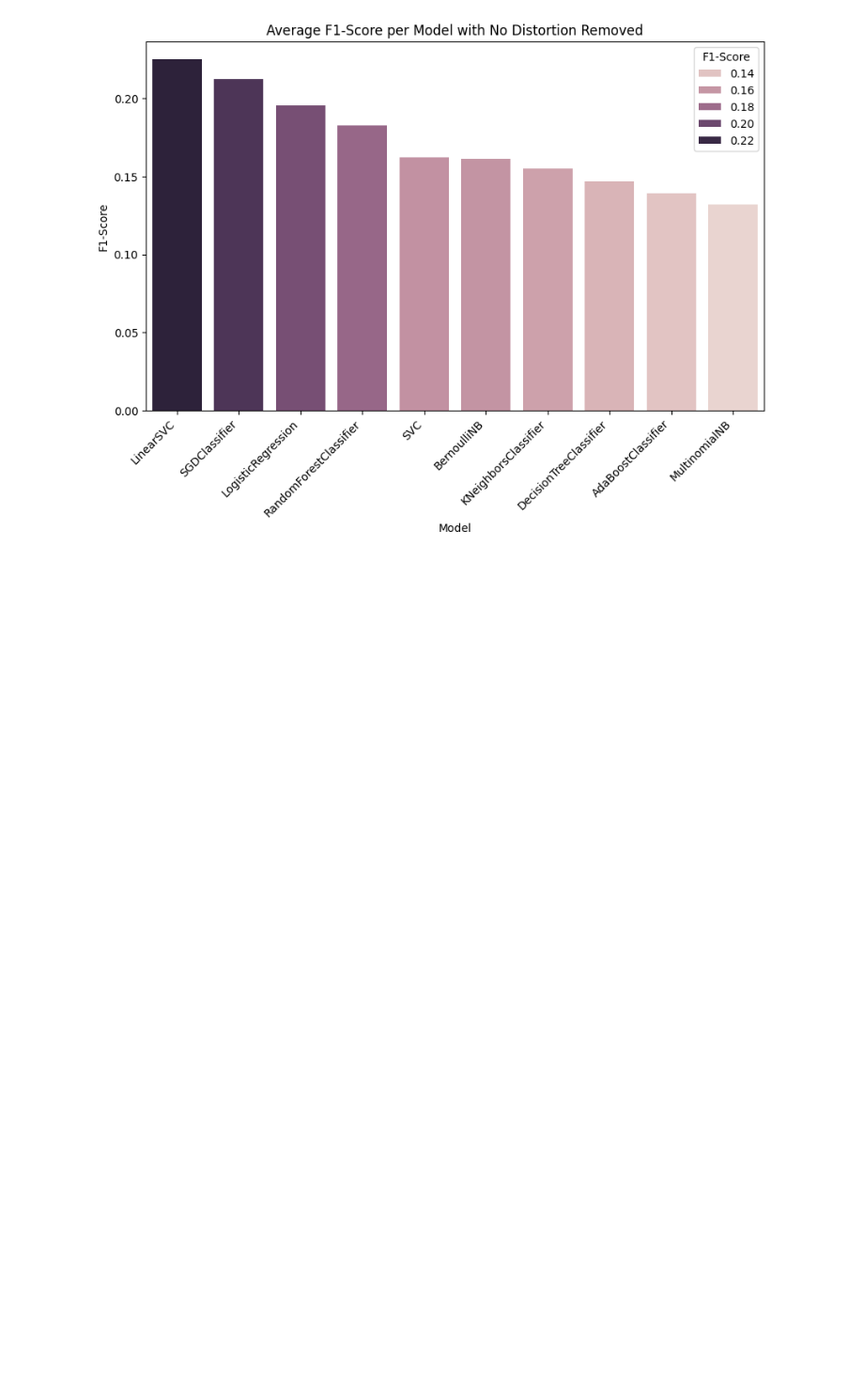
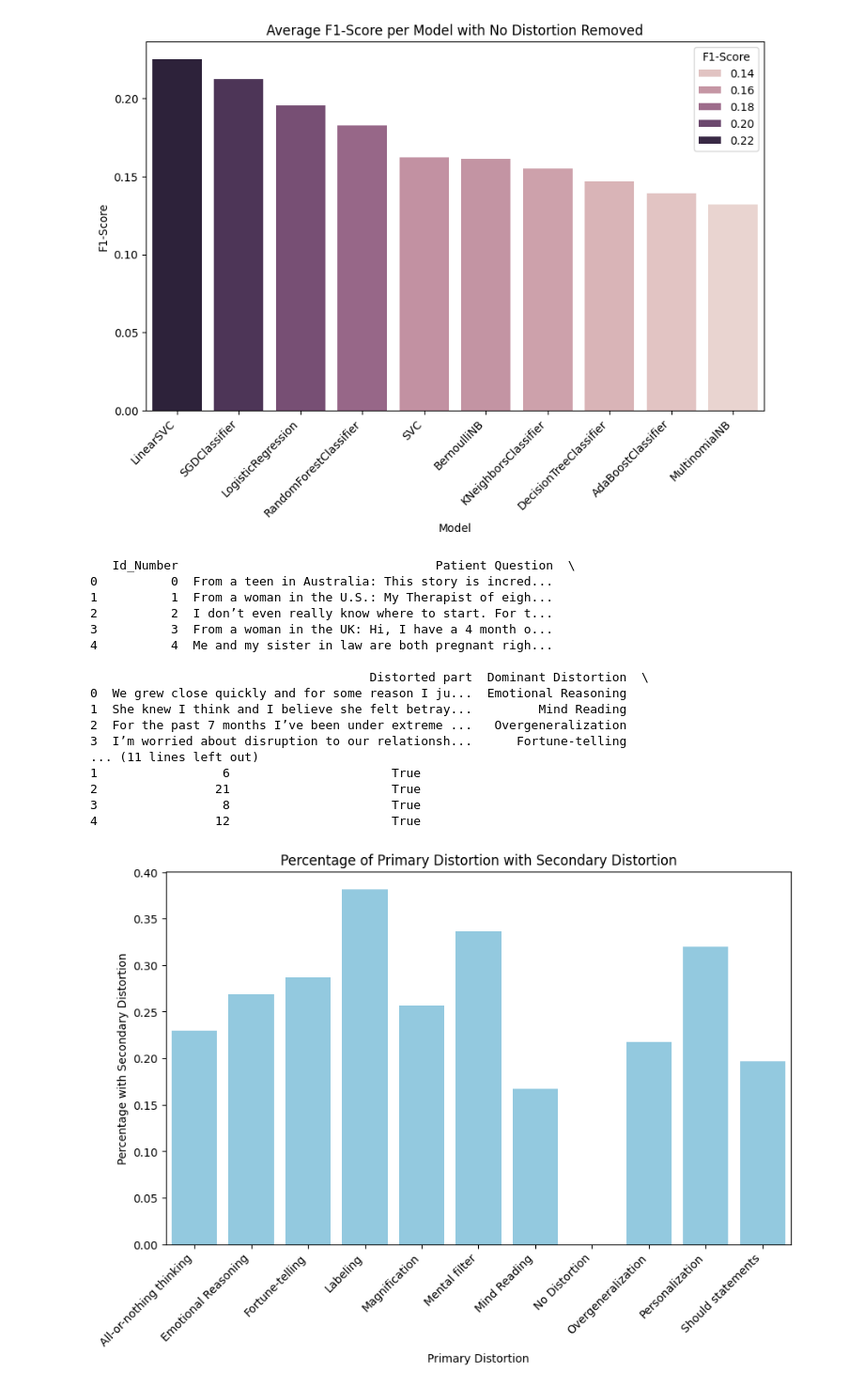
Before and after one commit to cmulholla/QUEST-Distortions, a Jupyter notebook: baseline.ipynb, the cells around one changed output. Shown at 94% size. Drawn from its saved outputs; the diff is of its cells as text; code cells hidden in the pictures; blank space fills up the shorter version.

```diff
--- a/baseline.ipynb
+++ b/baseline.ipynb
@@ -1053,0 +1051,49 @@ plt.show()
+# %%
+
+# TODO: see what percent of each primary distortion class has a secondary distortion
+
+# print the first 5 rows of the data which have no secondary distortion
+print(data.head())
+
+# If the secondary distortion is NaN, replace it with 'No Secondary Distortion'
+data['Secondary Distortion (Optional)'].fillna('No Secondary Distortion', inplace=True)
+
+# Create a new column that is True if the Secondary Distortion is not empty
+data['Has Secondary Distortion'] = data['Secondary Distortion (Optional)'].apply(lambda x: x != 'No Secondary Distortion')
+
+# Get the counts of each Primary Distortion class
+primary_distortion_counts = data['Dominant Distortion'].value_counts()
+
+# Get the counts of each Primary Distortion class that has a Secondary Distortion
+secondary_distortion_counts = data[data['Has Secondary Distortion'] == True]['Dominant Distortion'].value_counts()
+
+# Calculate the percentage of each Primary Distortion class that has a Secondary Distortion
+percentages = secondary_distortion_counts / primary_distortion_counts
+
+# Plot the percentages
+plt.figure(figsize=(10, 6))
+sns.barplot(x=percentages.index, y=percentages.values, color='skyblue')
+plt.xlabel('Primary Distortion')
+plt.ylabel('Percentage with Secondary Distortion')
+plt.title('Percentage of Primary Distortion with Secondary Distortion')
+plt.xticks(rotation=45, ha='right')
+plt.show()
+# %% [output]
+   Id_Number                                   Patient Question  \
+0          0  From a teen in Australia: This story is incred...
+1          1  From a woman in the U.S.: My Therapist of eigh...
+2          2  I don’t even really know where to start. For t...
+3          3  From a woman in the UK: Hi, I have a 4 month o...
+4          4  Me and my sister in law are both pregnant righ...
+
+                                      Distorted part  Dominant Distortion  \
+0  We grew close quickly and for some reason I ju...  Emotional Reasoning
+1  She knew I think and I believe she felt betray...         Mind Reading
+2  For the past 7 months I’ve been under extreme ...   Overgeneralization
+3  I’m worried about disruption to our relationsh...      Fortune-telling
+... (11 lines left out)
+1                 6                      True
+2                21                      True
+3                 8                      True
+4                12                      True
+[figure, added]
```
Also changed, not shown: parts of 1 cell of this notebook, 4 other files.
